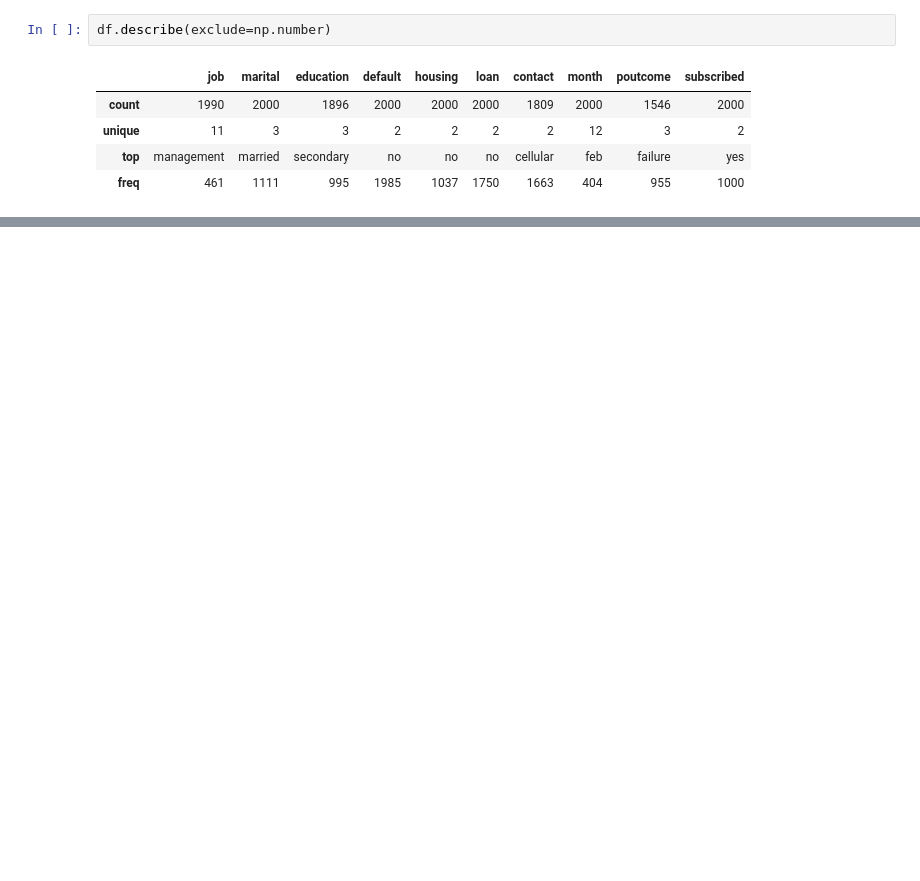
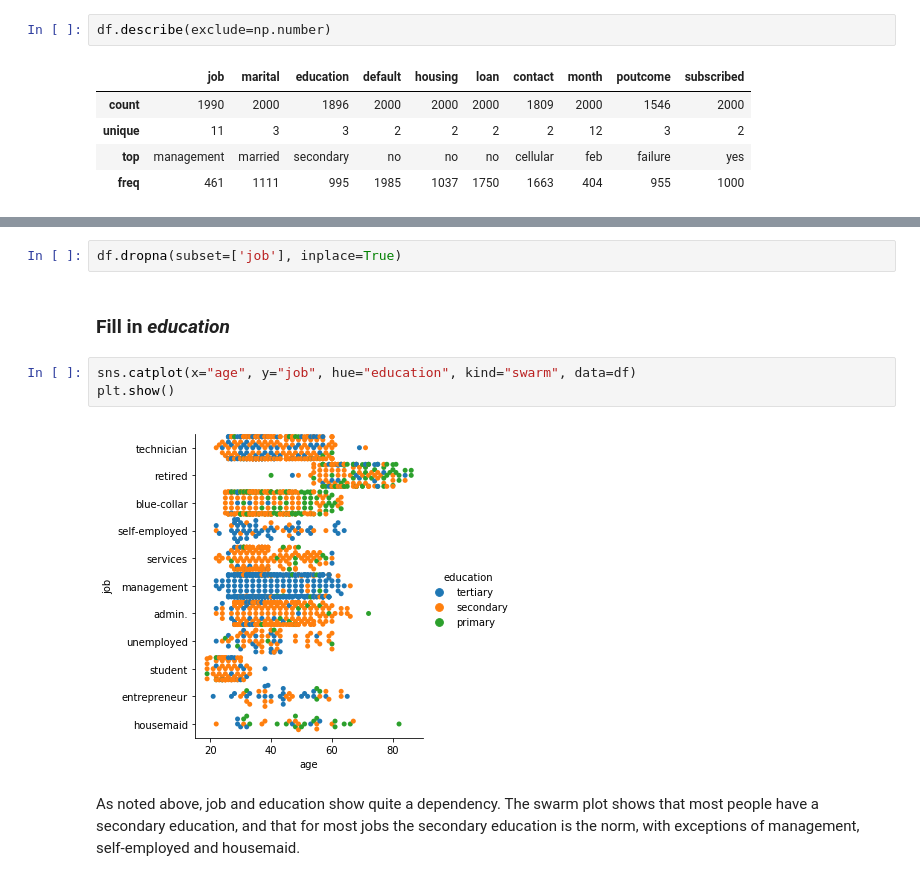
Before and after one commit to vipulpopat/MSCAI_Sem1_Etivity2, a Jupyter notebook: Etivity2_18195326.ipynb, the cells around one changed output, grey strips where cells are left out. Saved outputs shown, nothing was run; the diff lists cells and outputs as text; blank space fills up the shorter version.

```diff
--- a/Etivity2_18195326.ipynb
+++ b/Etivity2_18195326.ipynb
@@ -54,0 +146,11 @@ poutcome likely is too, but confirm
+# %%
+df.dropna(subset=['job'], inplace=True)
+# %% [markdown]
+### Fill in _education_
+# %%
+sns.catplot(x="age", y="job", hue="education", kind="swarm", data=df)
+plt.show()
+# %% [output]
+[figure, added]
+# %% [markdown]
+As noted above, job and education show quite a dependency.  The swarm plot shows that most people have a secondary education, and that for most jobs the secondary education is the norm, with exceptions of management, self-employed and housemaid.
```
Also changed, not shown: parts of 27 cells of this notebook, 1 other file.
